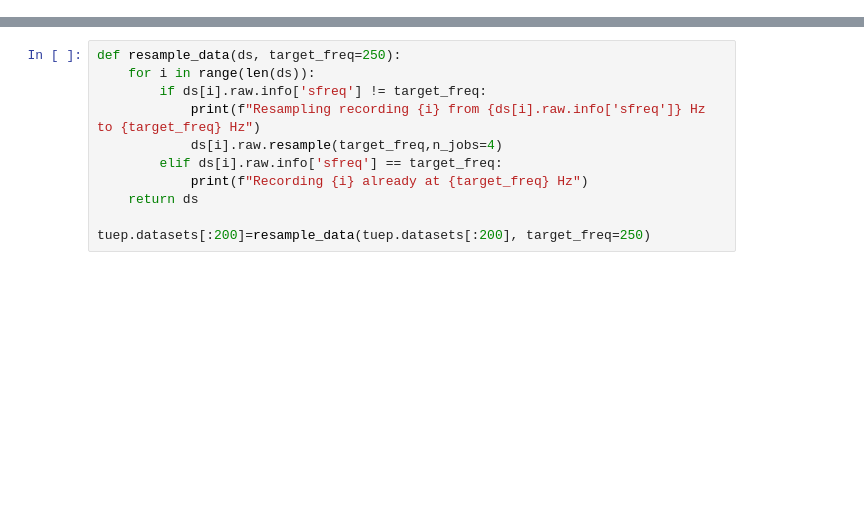
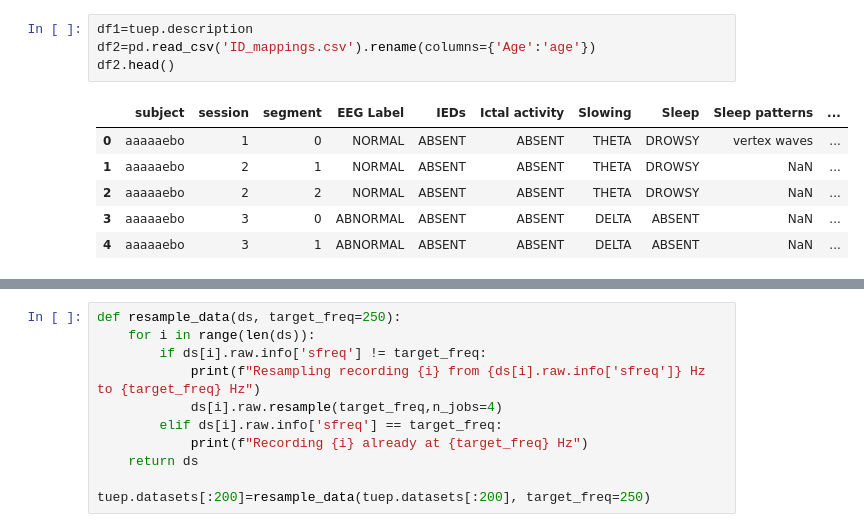
Before and after one commit to gzanardini/IED-free-EEG-classification, a Jupyter notebook: test.ipynb, the cells around one changed output, grey strips where cells are left out. Saved outputs shown, nothing was run; the diff lists cells and outputs as text; blank space fills up the shorter version.

```diff
--- a/test.ipynb
+++ b/test.ipynb
@@ -16,0 +34,11 @@ tuep=TUHEpilepsy(path=EPILEPSY_PATH,set_montage=False,rename_channels=True,targe
+# %%
+df1=tuep.description
+df2=pd.read_csv('ID_mappings.csv').rename(columns={'Age':'age'})
+df2.head()
+# %% [output]
+|  | subject | session | segment | EEG Label | IEDs | Ictal activity | Slowing | Sleep | Sleep patterns | ... |
+| 0 | aaaaaebo | 1 | 0 | NORMAL | ABSENT | ABSENT | THETA | DROWSY | vertex waves | ... |
+| 1 | aaaaaebo | 2 | 1 | NORMAL | ABSENT | ABSENT | THETA | DROWSY | NaN | ... |
+| 2 | aaaaaebo | 2 | 2 | NORMAL | ABSENT | ABSENT | THETA | DROWSY | NaN | ... |
+| 3 | aaaaaebo | 3 | 0 | ABNORMAL | ABSENT | ABSENT | DELTA | ABSENT | NaN | ... |
+| 4 | aaaaaebo | 3 | 1 | ABNORMAL | ABSENT | ABSENT | DELTA | ABSENT | NaN | ... |
```
Also changed, not shown: parts of 19 cells of this notebook, 3 other files.
